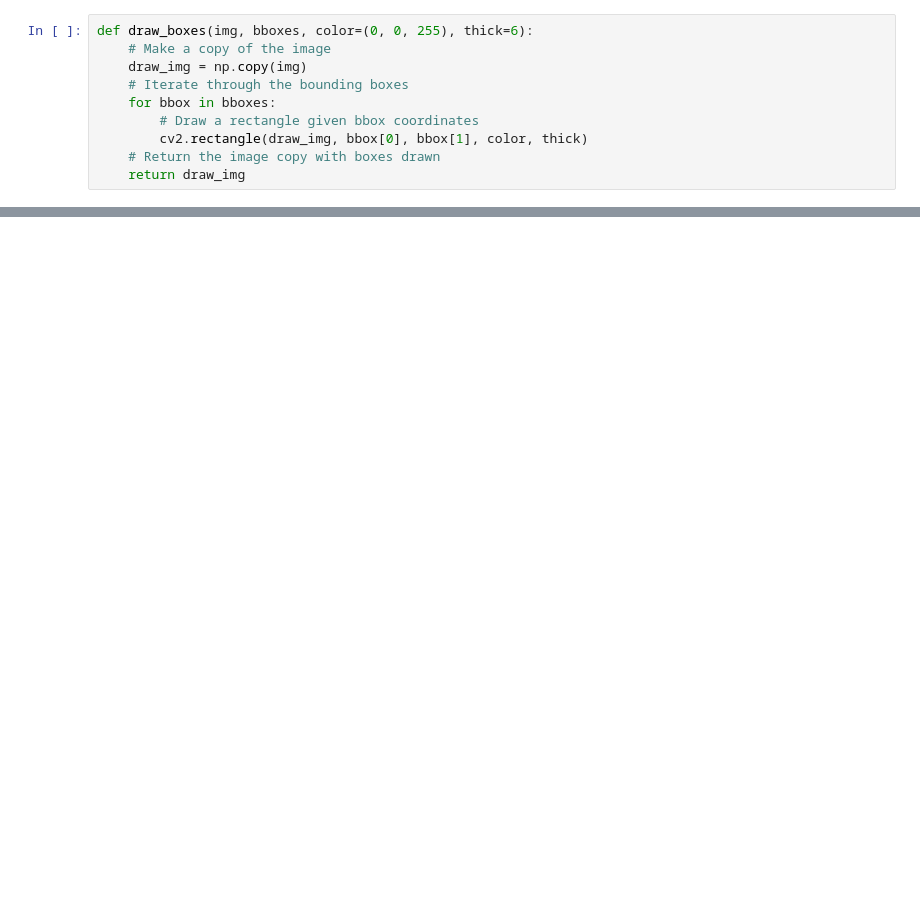
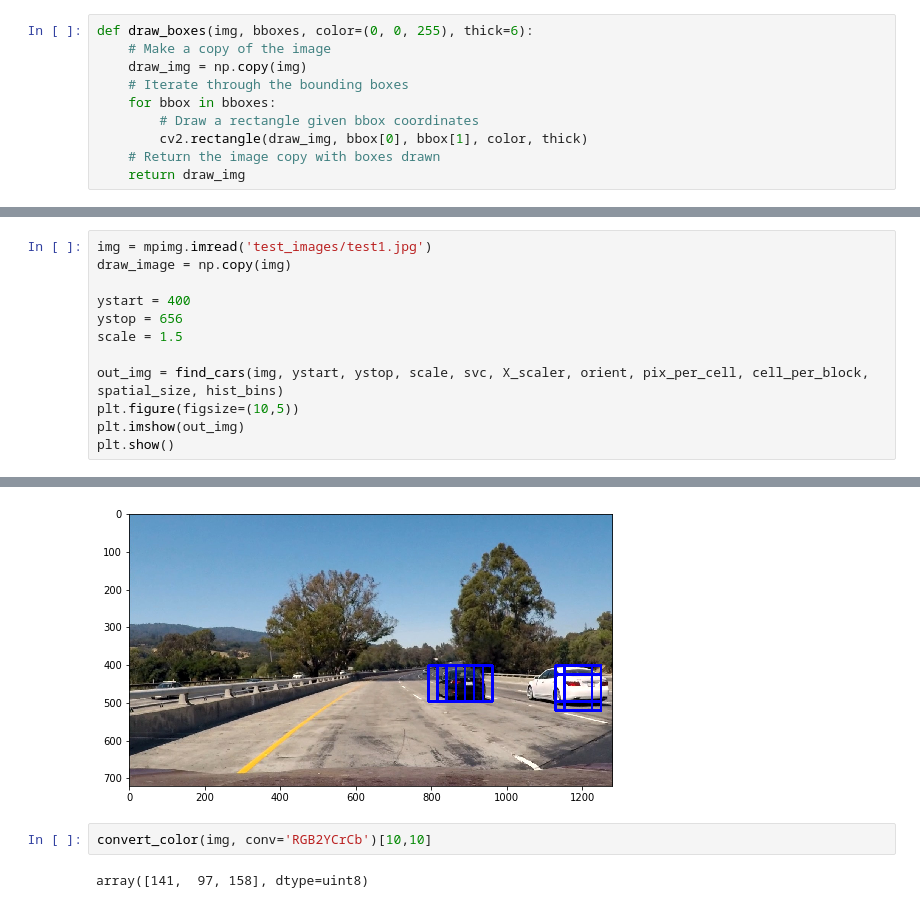
Before and after one commit to knguyen0105/CarND-Vehicle-Detection, a Jupyter notebook: sdc1_p5_object_tracking.ipynb, the cells around one changed output, grey strips where cells are left out. Cells and saved outputs as stored; diff of their text form; blank space fills up the shorter version.

```diff
--- a/sdc1_p5_object_tracking.ipynb
+++ b/sdc1_p5_object_tracking.ipynb
@@ -106,0 +402,13 @@ scaled_X = X_scaler.transform(X)
+# %%
+img = mpimg.imread('test_images/test1.jpg')
+draw_image = np.copy(img)
+
+ystart = 400
+ystop = 656
+scale = 1.5
+
+out_img = find_cars(img, ystart, ystop, scale, svc, X_scaler, orient, pix_per_cell, cell_per_block, spatial_size, hist_bins)
+plt.figure(figsize=(10,5))
+plt.imshow(out_img)
+plt.show()
+# %% [output]
@@ -106,0 +417,5 @@ scaled_X = X_scaler.transform(X)
+[figure, added]
+# %%
+convert_color(img, conv='RGB2YCrCb')[10,10]
+# %% [output]
+array([141,  97, 158], dtype=uint8)
```
Also changed, not shown: parts of 12 cells of this notebook.
